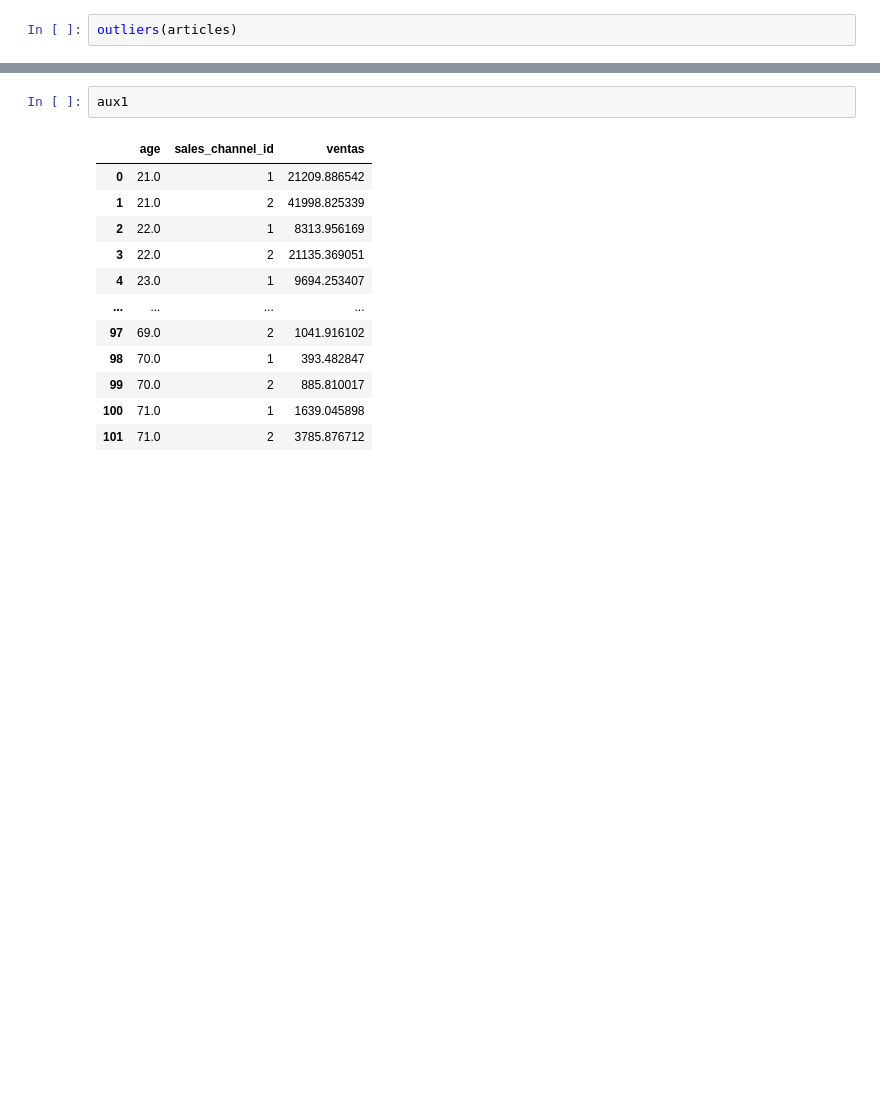
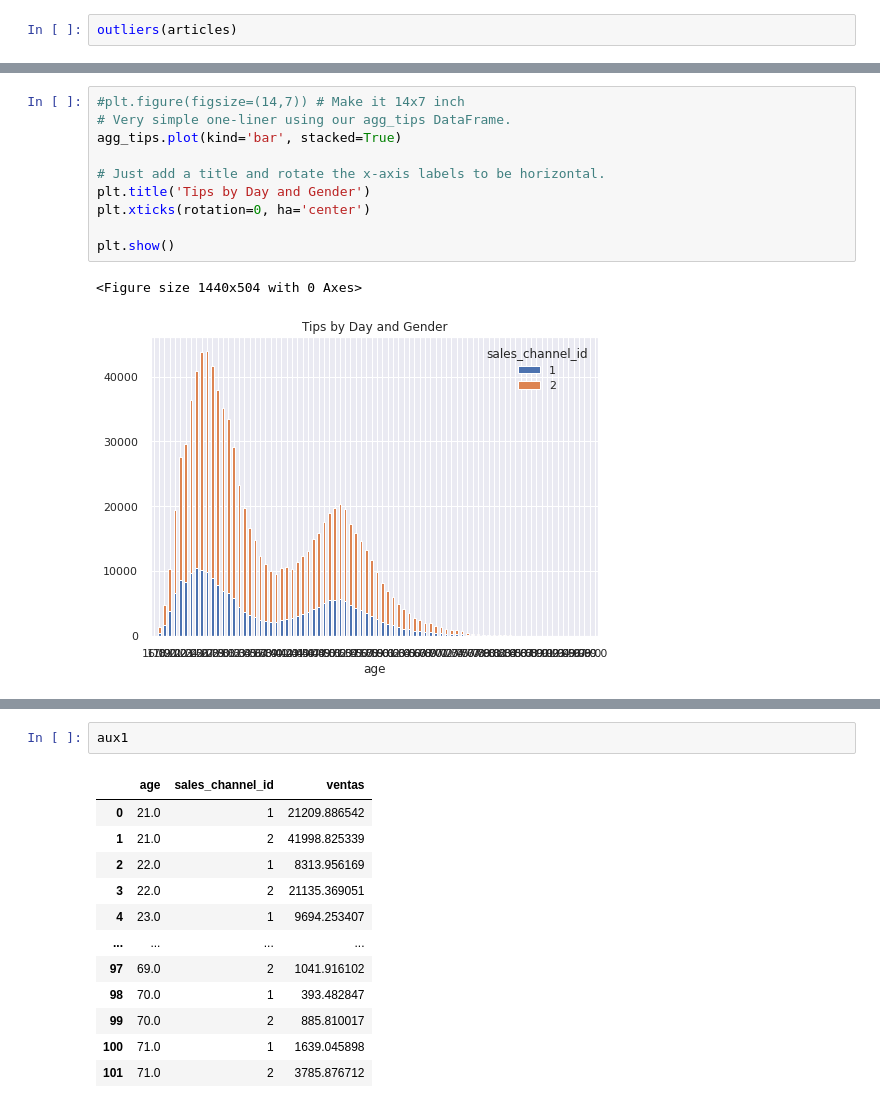
Before and after one commit to AndresPerelmuter/Customers-Segmentation---Clustering, a Jupyter notebook: Cluster_H&M.ipynb, the cells around one changed output, grey strips where cells are left out. Cells and saved outputs as stored; diff of their text form; blank space fills up the shorter version.

```diff
--- a/Cluster_H&M.ipynb
+++ b/Cluster_H&M.ipynb
@@ -296,0 +323,13 @@ aux1 = aux1.groupby(['age', "sales_channel_id"], as_index=False).agg(ventas=('pr
+# %%
+#plt.figure(figsize=(14,7)) # Make it 14x7 inch
+# Very simple one-liner using our agg_tips DataFrame.
+agg_tips.plot(kind='bar', stacked=True)
+
+# Just add a title and rotate the x-axis labels to be horizontal.
+plt.title('Tips by Day and Gender')
+plt.xticks(rotation=0, ha='center')
+
+plt.show()
+# %% [output]
+<Figure size 1440x504 with 0 Axes>
+[figure, added]
```
Also changed, not shown: parts of 5 cells of this notebook.
